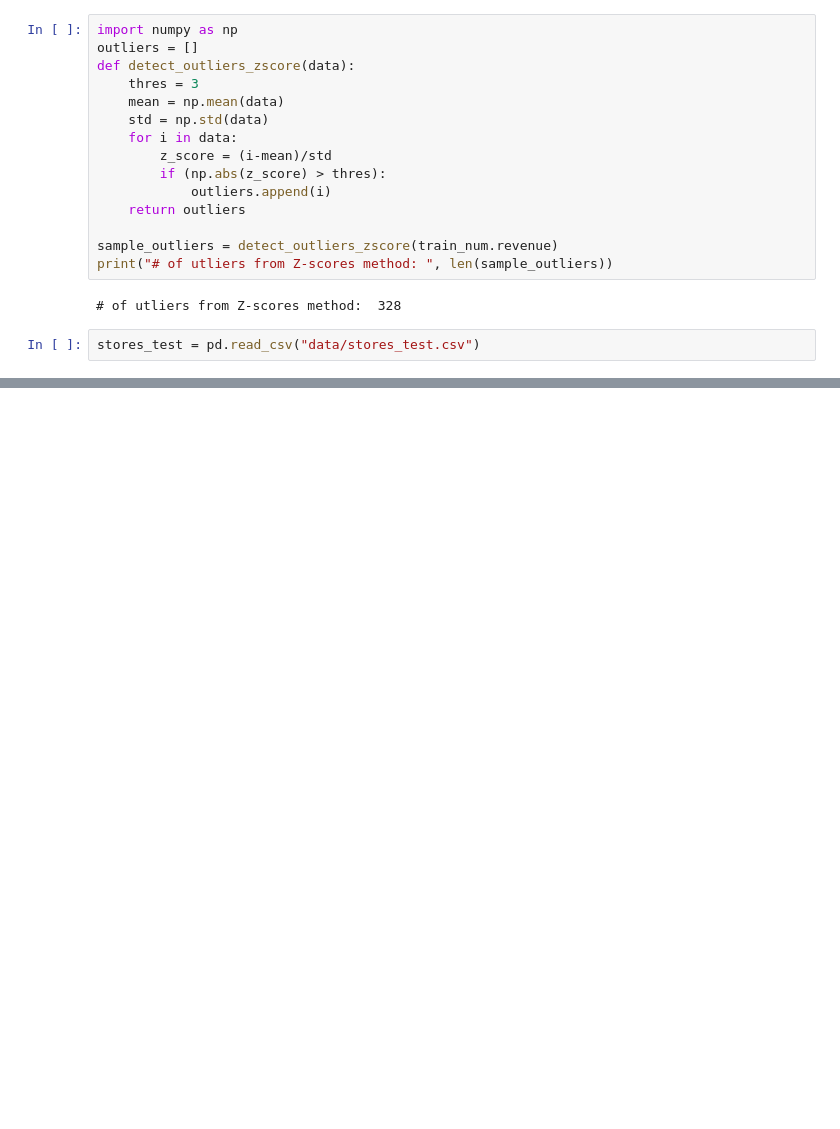
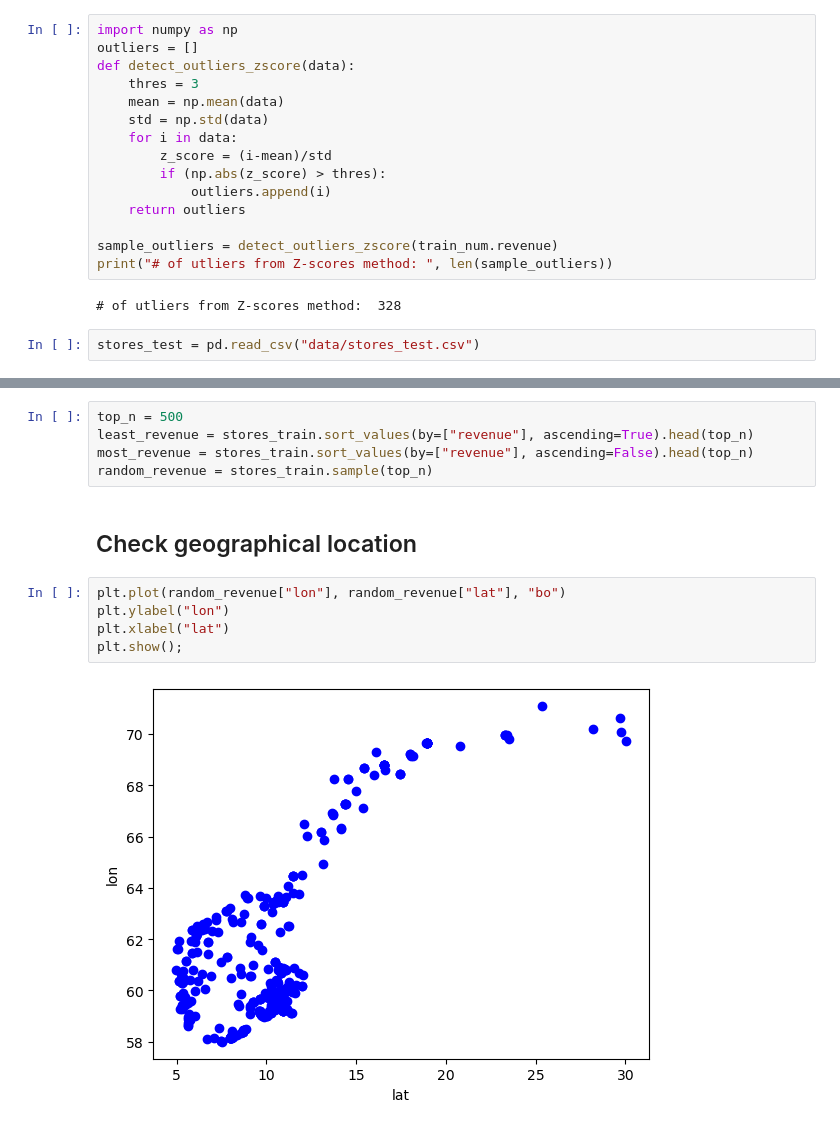
Before and after one commit to halvorlinder/TDT4173-Machine-Learning, a Jupyter notebook: outliers.ipynb, the cells around one changed output, grey strips where cells are left out. Drawn from its saved outputs; the diff is of its cells as text; blank space fills up the shorter version.

Commit message:
add plots to outliers

```diff
--- a/outliers.ipynb
+++ b/outliers.ipynb
@@ -99,0 +112,14 @@ print(count)
+# %%
+top_n = 500
+least_revenue = stores_train.sort_values(by=["revenue"], ascending=True).head(top_n)
+most_revenue = stores_train.sort_values(by=["revenue"], ascending=False).head(top_n)
+random_revenue = stores_train.sample(top_n)
+# %% [markdown]
+## Check geographical location
+# %%
+plt.plot(random_revenue["lon"], random_revenue["lat"], "bo")
+plt.ylabel("lon")
+plt.xlabel("lat")
+plt.show();
+# %% [output]
+[figure, added]
```
Also changed, not shown: parts of 13 cells of this notebook.
